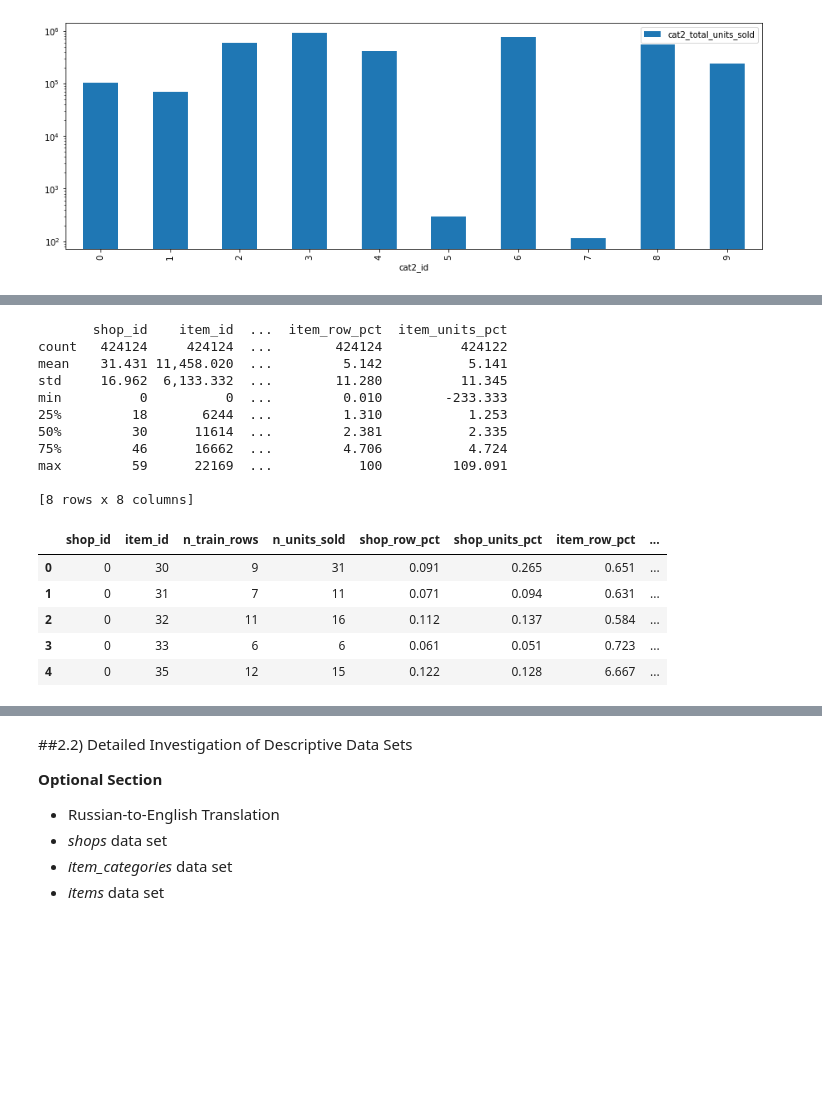
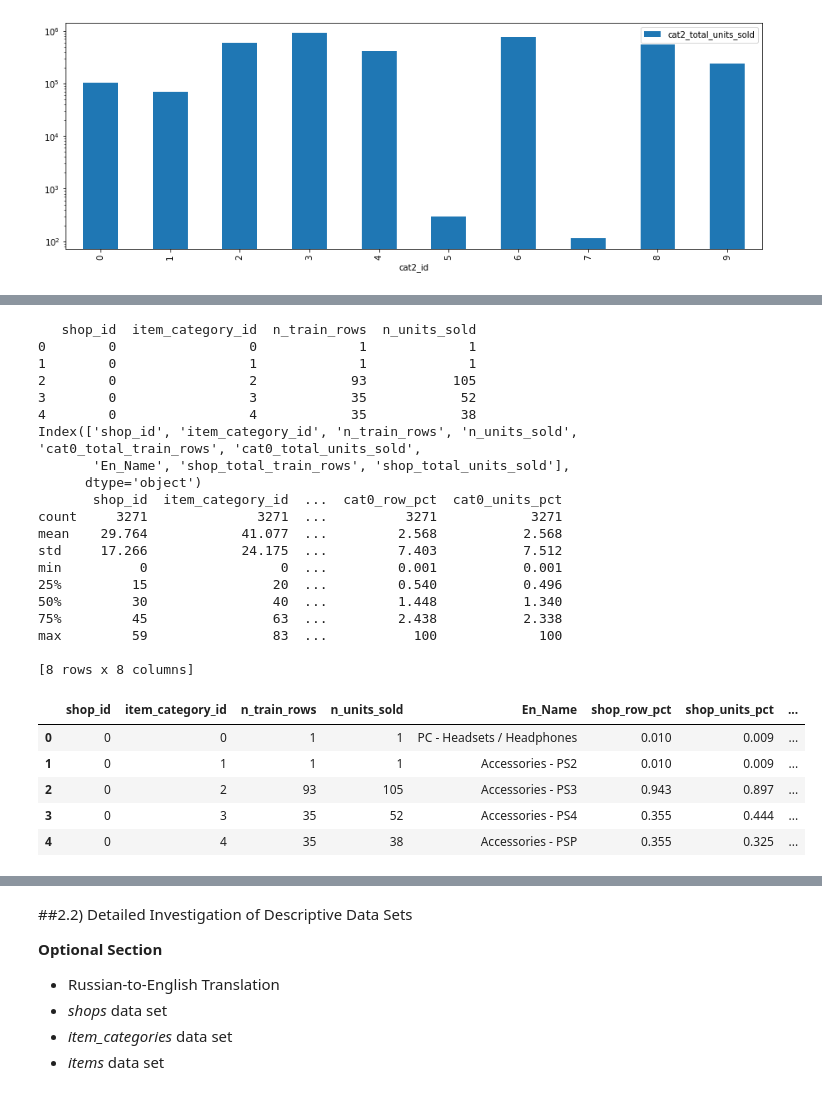
Before and after one commit to migai/Kag, a Jupyter notebook: ipynb_versions/MG_EDA_v2.7 correlation heatmaps.ipynb, the cells around one changed output, grey strips where cells are left out. Cells and saved outputs as stored; diff of their text form; code cells hidden in the pictures; blank space fills up the shorter version.

```diff
--- a/ipynb_versions/MG_EDA_v2.7 correlation heatmaps.ipynb
+++ b/ipynb_versions/MG_EDA_v2.7 correlation heatmaps.ipynb
@@ -952,5 +948,12 @@ item_categories_augmented.Subcategory2 = pd.Categorical(item_categories_augmente
 item_categories_augmented['cat1_id'] = item_categories_augmented.Subcategory1.cat.codes
 item_categories_augmented['cat2_id'] = item_categories_augmented.Subcategory2.cat.codes
 
+# Adding categories 3 and 4 due to earlier analysis of 1 and 2:
+item_categories_augmented.Subcategory3 = pd.Categorical(item_categories_augmented.Subcategory3)
+item_categories_augmented.Subcategory4 = pd.Categorical(item_categories_augmented.Subcategory4)
+item_categories_augmented['cat3_id'] = item_categories_augmented.Subcategory3.cat.codes
+item_categories_augmented['cat4_id'] = item_categories_augmented.Subcategory4.cat.codes
+
+
 item_categories_augmented.head(10)
 # %% [output]
@@ -969,7 +972,7 @@ item_categories_augmented.head(10)
 # Merge the item category information with the sales_train data
 train_cats = sales_train.merge(items[['item_id','item_category_id']], on = 'item_id')
 # sort on shops so we can get a look at several different items to verify all is ok
-train_cats = train_cats.merge(item_categories_augmented[['item_category_id','cat1_id','cat2_id']], on = 'item_category_id').sort_values('shop_id')
+train_cats = train_cats.merge(item_categories_augmented[['item_category_id','cat1_id','cat2_id','cat3_id','cat4_id']], on = 'item_category_id').sort_values('shop_id')
 train_cats.head(7)
 # %% [output]
 |  | date | date_block_num | shop_id | item_id | item_price | item_cnt_day | item_category_id | cat1_id | ... |
@@ -1134,40 +1226,49 @@ Pick up here when I come back...
 # %%
 # Compute the number of times a shop_id-category_id pair appears in the sales_train dataset
 # Also, for each shop_id-category_id pair, compute the number of the particular items in that category sold at that shop (in the entire sales_train dataset)
 # Finally, for each shop_id-category_id pair, compute the percentage of the above two items with respect to the total numbers for the shop
 #   and with respect to the total numbers for the item category
 shop_cat0_sales = train_cats.groupby(['shop_id','item_category_id'], as_index=False).agg({'item_cnt_day': ['count', 'sum']})
 shop_cat0_sales.columns = ['shop_id','item_category_id','n_train_rows','n_units_sold']
-shop_cat0_sales['n_units_sold'] = shop_item_sales['n_units_sold'].astype(int)
-shop_item_sales = shop_item_sales.merge(items_sales, on = 'item_id')
-shop_item_sales = shop_item_sales.merge(shops_sales, on = 'shop_id')
-shop_item_sales['shop_row_pct'] = 100 * shop_item_sales.n_train_rows / shop_item_sales.shop_total_train_rows
-shop_item_sales['shop_units_pct'] = 100 * shop_item_sales.n_units_sold / shop_item_sales.shop_total_units_sold
-shop_item_sales['item_row_pct'] = 100 * shop_item_sales.n_train_rows / shop_item_sales.item_total_train_rows
-shop_item_sales['item_units_pct'] = 100 * shop_item_sales.n_units_sold / shop_item_sales.item_total_units_sold
+shop_cat0_sales['n_units_sold'] = shop_cat0_sales['n_units_sold'].astype(int)
+shop_cat0_sales = shop_cat0_sales.merge(cat0_sales, on = 'item_category_id')
+shop_cat0_sales = shop_cat0_sales.merge(shops_sales, on = 'shop_id')
+shop_cat0_sales['shop_row_pct'] = 100 * shop_cat0_sales.n_train_rows / shop_cat0_sales.shop_total_train_rows
+shop_cat0_sales['shop_units_pct'] = 100 * shop_cat0_sales.n_units_sold / shop_cat0_sales.shop_total_units_sold
+shop_cat0_sales['cat0_row_pct'] = 100 * shop_cat0_sales.n_train_rows / shop_cat0_sales.cat0_total_train_rows
+shop_cat0_sales['cat0_units_pct'] = 100 * shop_cat0_sales.n_units_sold / shop_cat0_sales.cat0_total_units_sold
 # clean up rows where total number of units sold = 0 (item_units_fraction = +/- inf)... note that we don't have to do this for shops column because total is never 0
-shop_item_sales['item_units_pct'] = shop_item_sales['item_units_pct'].replace([np.inf, -np.inf], 0)
+shop_cat0_sales['cat0_units_pct'] = shop_cat0_sales['cat0_units_pct'].replace([np.inf, -np.inf], 0)
 # drop the unneeded columns for easier readability
-shop_item_sales.drop(['item_total_train_rows','item_total_units_sold','shop_total_train_rows','shop_total_units_sold'], axis=1, inplace=True)
+shop_cat0_sales.drop(['cat0_total_train_rows','cat0_total_units_sold','shop_total_train_rows','shop_total_units_sold'], axis=1, inplace=True)
 
-print(shop_item_sales.describe())
-shop_item_sales.head()
+print(shop_cat0_sales.describe())
+shop_cat0_sales.head()
 # %% [output]
-       shop_id    item_id  ...  item_row_pct  item_units_pct
-count   424124     424124  ...        424124          424122
-mean    31.431 11,458.020  ...         5.142           5.141
-std     16.962  6,133.332  ...        11.280          11.345
-min          0          0  ...         0.010        -233.333
-25%         18       6244  ...         1.310           1.253
-50%         30      11614  ...         2.381           2.335
-75%         46      16662  ...         4.706           4.724
-max         59      22169  ...           100         109.091
+   shop_id  item_category_id  n_train_rows  n_units_sold
+0        0                 0             1             1
+1        0                 1             1             1
+2        0                 2            93           105
+3        0                 3            35            52
+4        0                 4            35            38
+Index(['shop_id', 'item_category_id', 'n_train_rows', 'n_units_sold', 'cat0_total_train_rows', 'cat0_total_units_sold',
+       'En_Name', 'shop_total_train_rows', 'shop_total_units_sold'],
+      dtype='object')
+       shop_id  item_category_id  ...  cat0_row_pct  cat0_units_pct
+count     3271              3271  ...          3271            3271
+mean    29.764            41.077  ...         2.568           2.568
+std     17.266            24.175  ...         7.403           7.512
+min          0                 0  ...         0.001           0.001
+25%         15                20  ...         0.540           0.496
+50%         30                40  ...         1.448           1.340
+75%         45                63  ...         2.438           2.338
+max         59                83  ...           100             100
 
 [8 rows x 8 columns]
-|  | shop_id | item_id | n_train_rows | n_units_sold | shop_row_pct | shop_units_pct | item_row_pct | ... |
-| 0 | 0 | 30 | 9 | 31 | 0.091 | 0.265 | 0.651 | ... |
-| 1 | 0 | 31 | 7 | 11 | 0.071 | 0.094 | 0.631 | ... |
-| 2 | 0 | 32 | 11 | 16 | 0.112 | 0.137 | 0.584 | ... |
-| 3 | 0 | 33 | 6 | 6 | 0.061 | 0.051 | 0.723 | ... |
-| 4 | 0 | 35 | 12 | 15 | 0.122 | 0.128 | 6.667 | ... |
+|  | shop_id | item_category_id | n_train_rows | n_units_sold | En_Name | shop_row_pct | shop_units_pct | ... |
+| 0 | 0 | 0 | 1 | 1 | PC - Headsets / Headphones | 0.010 | 0.009 | ... |
+| 1 | 0 | 1 | 1 | 1 | Accessories - PS2 | 0.010 | 0.009 | ... |
+| 2 | 0 | 2 | 93 | 105 | Accessories - PS3 | 0.943 | 0.897 | ... |
+| 3 | 0 | 3 | 35 | 52 | Accessories - PS4 | 0.355 | 0.444 | ... |
+| 4 | 0 | 4 | 35 | 38 | Accessories - PSP | 0.355 | 0.325 | ... |
 # %%
```
Also changed, not shown: parts of 24 cells of this notebook, 1 other file.
